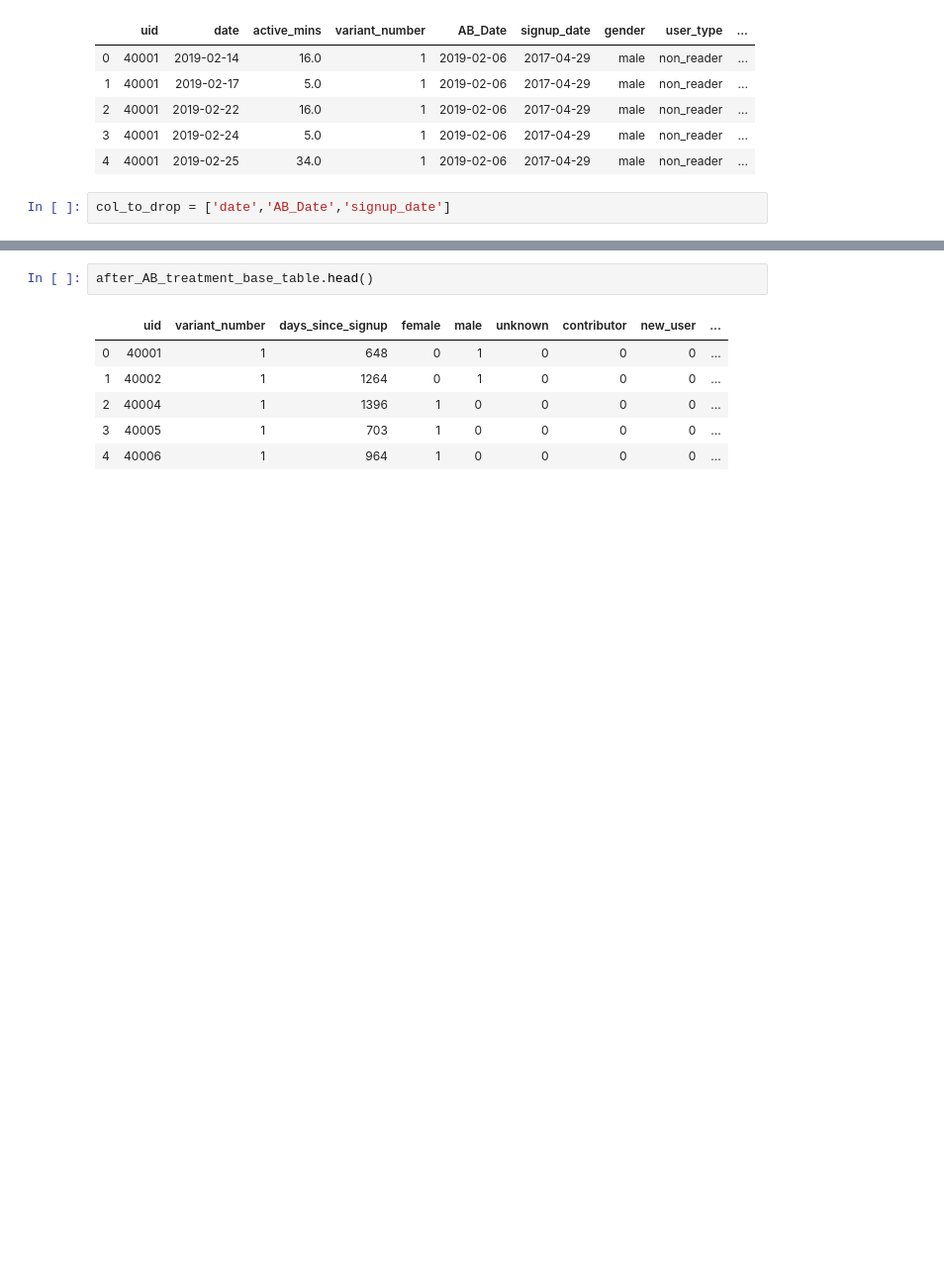
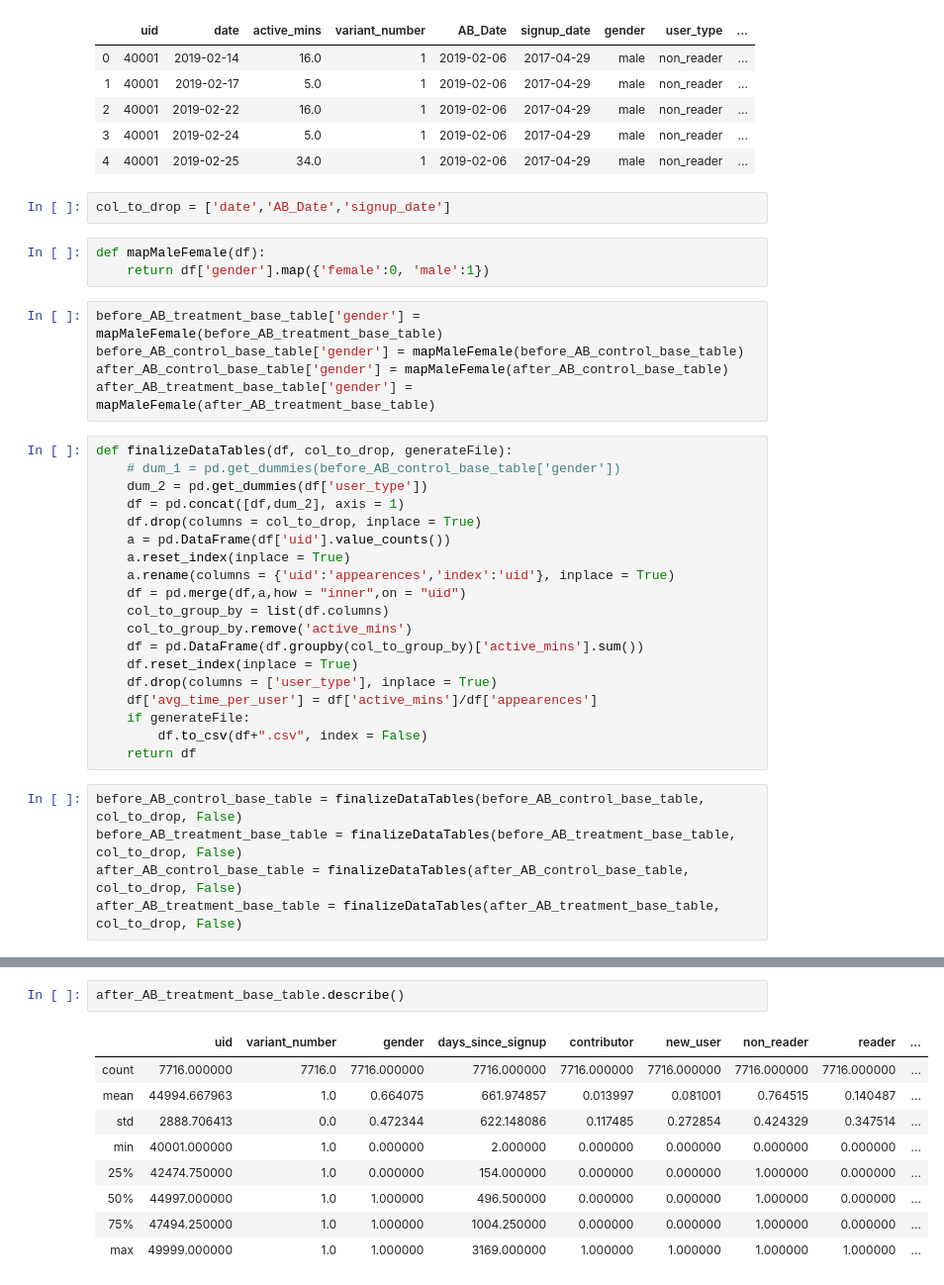
Before and after one commit to sagnikrana/Quora-Data-Challenge, a Jupyter notebook: QuoraDataScienceChallenge.ipynb, the cells around one changed output, grey strips where cells are left out. Shown: that part at 99% size. Cells and saved outputs as stored; diff of their text form; blank space fills up the shorter version.

```diff
--- a/QuoraDataScienceChallenge.ipynb
+++ b/QuoraDataScienceChallenge.ipynb
@@ -679,3 +678,35 @@ after_AB_treatment_base_table.head()
 | 4 | 40001 | 2019-02-25 | 34.0 | 1 | 2019-02-06 | 2017-04-29 | male | non_reader | ... |
 # %%
 col_to_drop = ['date','AB_Date','signup_date']
+# %%
+def mapMaleFemale(df):
+    return df['gender'].map({'female':0, 'male':1})
+# %%
+before_AB_treatment_base_table['gender'] = mapMaleFemale(before_AB_treatment_base_table)
+before_AB_control_base_table['gender'] = mapMaleFemale(before_AB_control_base_table)
+after_AB_control_base_table['gender'] = mapMaleFemale(after_AB_control_base_table)
+after_AB_treatment_base_table['gender'] = mapMaleFemale(after_AB_treatment_base_table)
+# %%
+def finalizeDataTables(df, col_to_drop, generateFile):
+    # dum_1 = pd.get_dummies(before_AB_control_base_table['gender'])
+    dum_2 = pd.get_dummies(df['user_type'])
+    df = pd.concat([df,dum_2], axis = 1)
+    df.drop(columns = col_to_drop, inplace = True)
+    a = pd.DataFrame(df['uid'].value_counts())
+    a.reset_index(inplace = True)
+    a.rename(columns = {'uid':'appearences','index':'uid'}, inplace = True)
+    df = pd.merge(df,a,how = "inner",on = "uid")
+    col_to_group_by = list(df.columns)
+    col_to_group_by.remove('active_mins')
+    df = pd.DataFrame(df.groupby(col_to_group_by)['active_mins'].sum())
+    df.reset_index(inplace = True)
+    df.drop(columns = ['user_type'], inplace = True)
+    df['avg_time_per_user'] = df['active_mins']/df['appearences']
+    if generateFile:
+        df.to_csv(df+".csv", index = False)
+    return df
+# %%
+before_AB_control_base_table = finalizeDataTables(before_AB_control_base_table, col_to_drop, False)
+before_AB_treatment_base_table = finalizeDataTables(before_AB_treatment_base_table, col_to_drop, False)
+after_AB_control_base_table = finalizeDataTables(after_AB_control_base_table, col_to_drop, False)
+after_AB_treatment_base_table = finalizeDataTables(after_AB_treatment_base_table, col_to_drop, False)
@@ -761,10 +751,13 @@ after_AB_treatment_base_table.to_csv("after_AB_treatment_base_table.csv", index
 # %%
-after_AB_treatment_base_table.head()
+after_AB_treatment_base_table.describe()
 # %% [output]
-|  | uid | variant_number | days_since_signup | female | male | unknown | contributor | new_user | ... |
-| 0 | 40001 | 1 | 648 | 0 | 1 | 0 | 0 | 0 | ... |
-| 1 | 40002 | 1 | 1264 | 0 | 1 | 0 | 0 | 0 | ... |
-| 2 | 40004 | 1 | 1396 | 1 | 0 | 0 | 0 | 0 | ... |
-| 3 | 40005 | 1 | 703 | 1 | 0 | 0 | 0 | 0 | ... |
-| 4 | 40006 | 1 | 964 | 1 | 0 | 0 | 0 | 0 | ... |
+|  | uid | variant_number | gender | days_since_signup | contributor | new_user | non_reader | reader | ... |
+| count | 7716.000000 | 7716.0 | 7716.000000 | 7716.000000 | 7716.000000 | 7716.000000 | 7716.000000 | 7716.000000 | ... |
+| mean | 44994.667963 | 1.0 | 0.664075 | 661.974857 | 0.013997 | 0.081001 | 0.764515 | 0.140487 | ... |
+| std | 2888.706413 | 0.0 | 0.472344 | 622.148086 | 0.117485 | 0.272854 | 0.424329 | 0.347514 | ... |
+| min | 40001.000000 | 1.0 | 0.000000 | 2.000000 | 0.000000 | 0.000000 | 0.000000 | 0.000000 | ... |
+| 25% | 42474.750000 | 1.0 | 0.000000 | 154.000000 | 0.000000 | 0.000000 | 1.000000 | 0.000000 | ... |
+| 50% | 44997.000000 | 1.0 | 1.000000 | 496.500000 | 0.000000 | 0.000000 | 1.000000 | 0.000000 | ... |
+| 75% | 47494.250000 | 1.0 | 1.000000 | 1004.250000 | 0.000000 | 0.000000 | 1.000000 | 0.000000 | ... |
+| max | 49999.000000 | 1.0 | 1.000000 | 3169.000000 | 1.000000 | 1.000000 | 1.000000 | 1.000000 | ... |
 # %%
```
Also changed, not shown: parts of 35 cells of this notebook, 4 other files.
